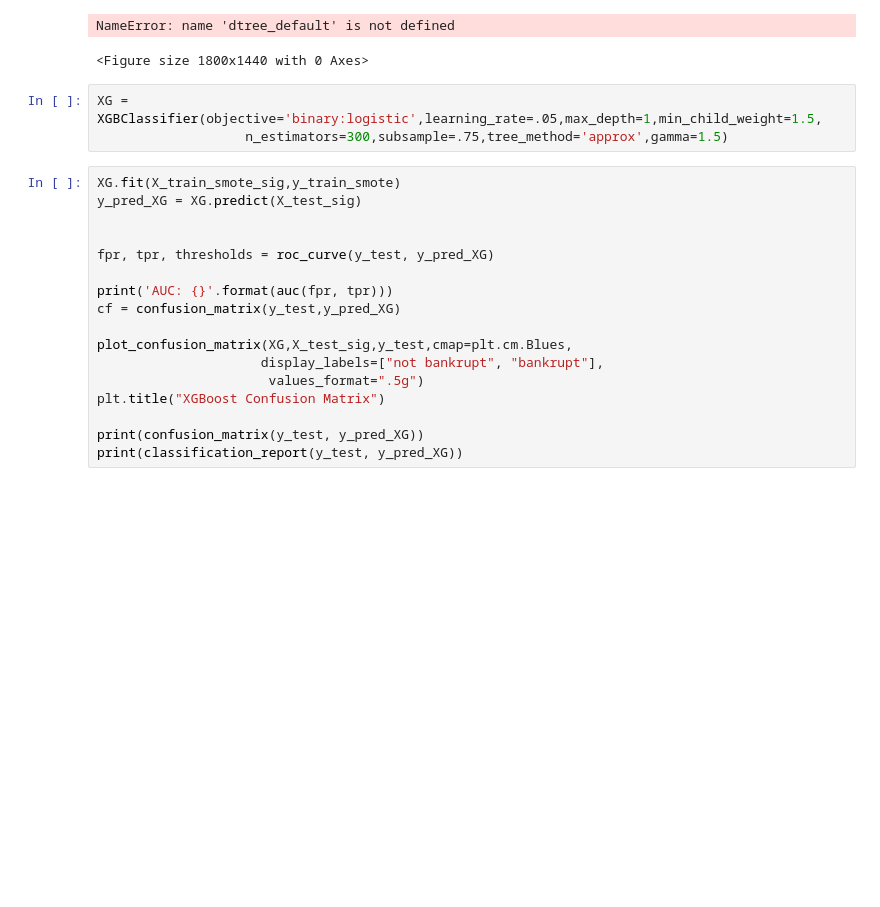
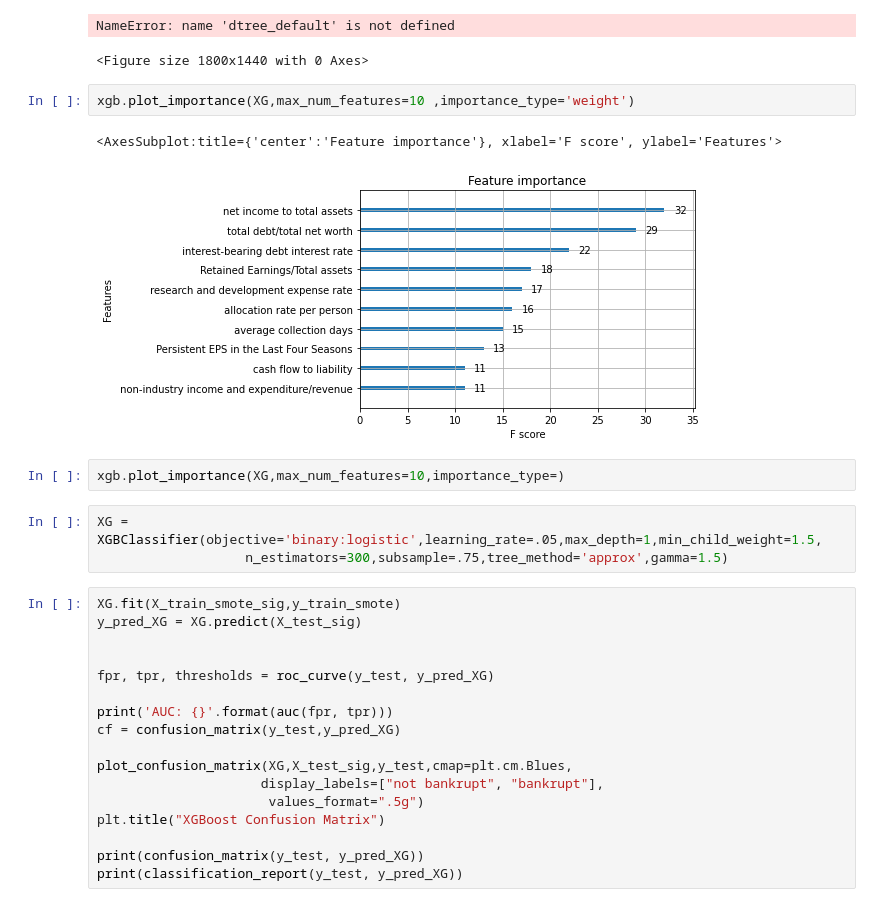
Before and after one commit to srodriguez2742/dsc-phase-3-project, a Jupyter notebook: Better testbook.ipynb, the cells around one changed output. Cells and saved outputs as stored; diff of their text form; blank space fills up the shorter version.

```diff
--- a/Better testbook.ipynb
+++ b/Better testbook.ipynb
@@ -406,6 +310,13 @@ _ = plot_tree(XG_tree,
 # %% [output]
 NameError: name 'dtree_default' is not defined
 <Figure size 1800x1440 with 0 Axes>
+# %%
+xgb.plot_importance(XG,max_num_features=10 ,importance_type='weight')
+# %% [output]
+<AxesSubplot:title={'center':'Feature importance'}, xlabel='F score', ylabel='Features'>
+[figure, added]
+# %%
+xgb.plot_importance(XG,max_num_features=10,importance_type=)
 # %%
 XG = XGBClassifier(objective='binary:logistic',learning_rate=.05,max_depth=1,min_child_weight=1.5,
                    n_estimators=300,subsample=.75,tree_method='approx',gamma=1.5)
```
Also changed, not shown: parts of 27 cells of this notebook, 13 other files.
